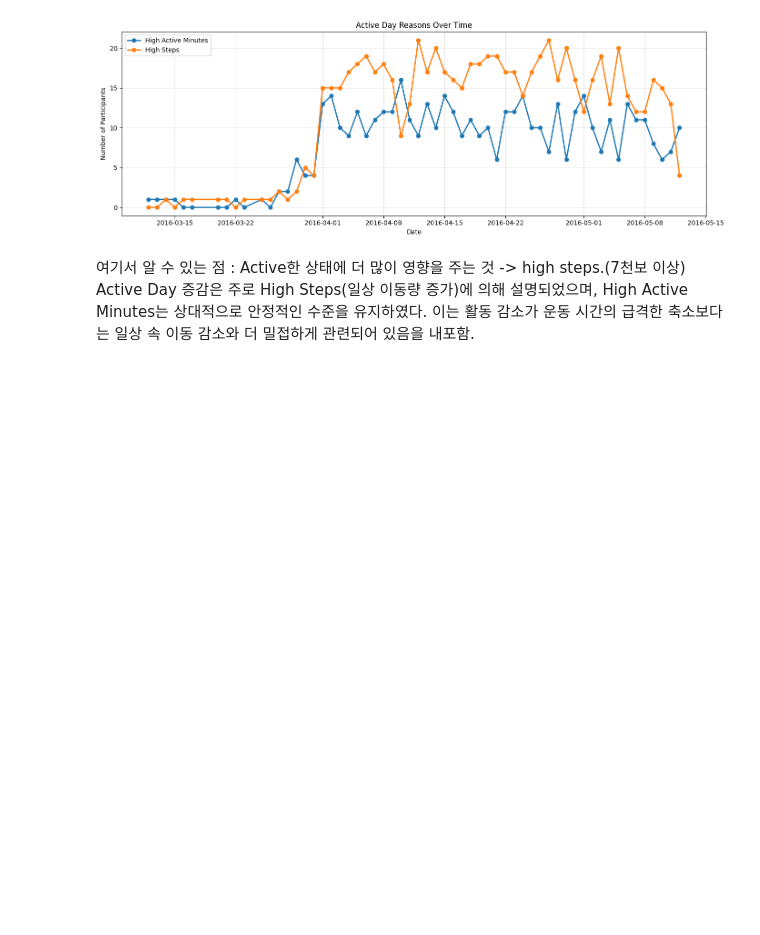
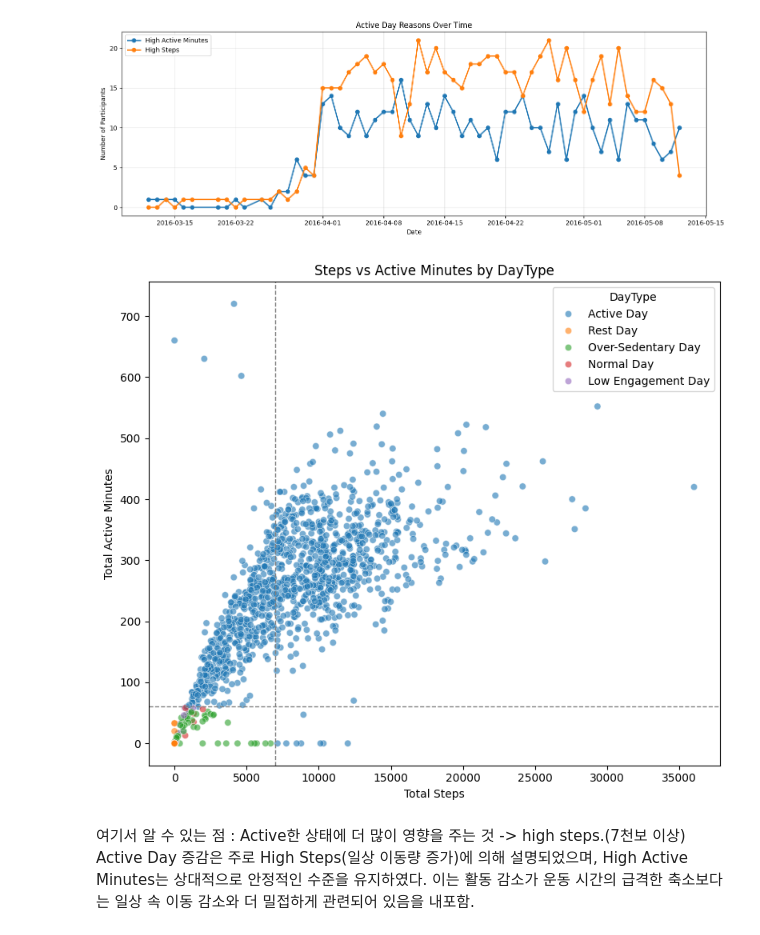
Before and after one commit to jeesy95-creator/sparta_15, a Jupyter notebook: notebooks/Leejw.ipynb, the cells around one changed output. Saved outputs shown, nothing was run; the diff lists cells and outputs as text; code cells hidden in the pictures; blank space fills up the shorter version.

```diff
--- a/notebooks/Leejw.ipynb
+++ b/notebooks/Leejw.ipynb
@@ -245,6 +245,38 @@ plt.tight_layout()
 plt.show()
 # %% [output]
 [figure]
+# %%
+import pandas as pd
+import matplotlib.pyplot as plt
+import seaborn as sns
+
+# 산점도에 필요한 컬럼만 기준으로 결측 제거
+scatter_df = act.dropna(
+    subset=["TotalSteps", "TotalActiveMinutes"]
+)
+# %%
+plt.figure(figsize=(8, 7))
+
+sns.scatterplot(
+    data=scatter_df,
+    x="TotalSteps",
+    y="TotalActiveMinutes",
+    hue="DayType",
+    alpha=0.6
+)
+
+# Active 기준선
+plt.axvline(7000, color="gray", linestyle="--", linewidth=1)
+plt.axhline(60, color="gray", linestyle="--", linewidth=1)
+
+plt.title("Steps vs Active Minutes by DayType")
+plt.xlabel("Total Steps")
+plt.ylabel("Total Active Minutes")
+plt.legend(title="DayType")
+plt.tight_layout()
+plt.show()
+# %% [output]
+[figure, added]
 # %% [markdown]
 여기서 알 수 있는 점 : Active한 상태에 더 많이 영향을 주는 것 -> high steps.(7천보 이상)
 Active Day 증감은 주로 High Steps(일상 이동량 증가)에 의해 설명되었으며, High Active Minutes는 상대적으로 안정적인 수준을 유지하였다.
```
